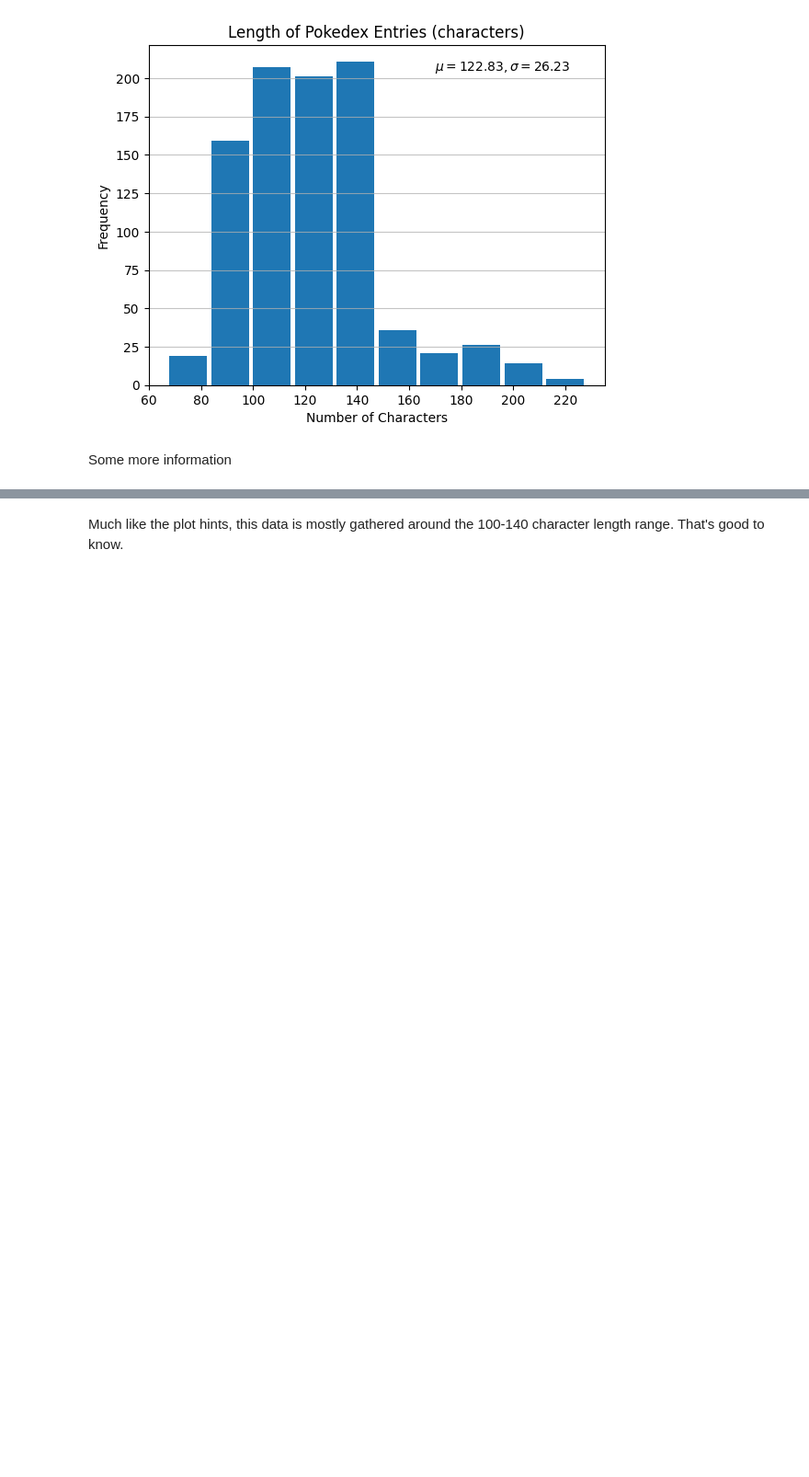
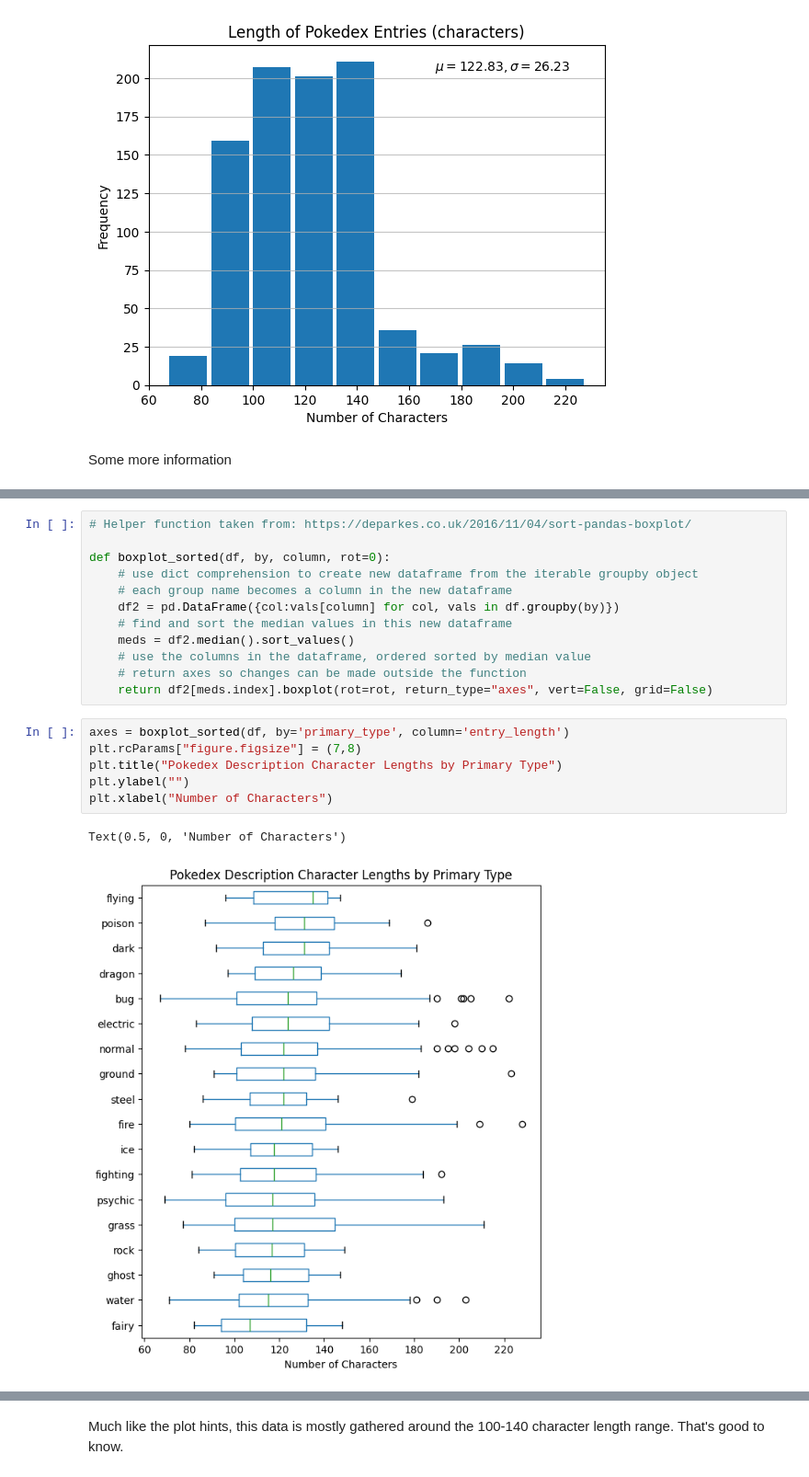
Before and after one commit to blamson/CS39AA-Project-blamson, a Jupyter notebook: pokemon_type_predictor.ipynb, the cells around one changed output, grey strips where cells are left out. Shown at 92% size. Saved outputs shown, nothing was run; the diff lists cells and outputs as text; blank space fills up the shorter version.

```diff
--- a/pokemon_type_predictor.ipynb
+++ b/pokemon_type_predictor.ipynb
@@ -179,0 +182,21 @@ Name: entry_length, dtype: float64
+# %%
+# Helper function taken from: https://deparkes.co.uk/2016/11/04/sort-pandas-boxplot/
+
+def boxplot_sorted(df, by, column, rot=0):
+    # use dict comprehension to create new dataframe from the iterable groupby object
+    # each group name becomes a column in the new dataframe
+    df2 = pd.DataFrame({col:vals[column] for col, vals in df.groupby(by)})
+    # find and sort the median values in this new dataframe
+    meds = df2.median().sort_values()
+    # use the columns in the dataframe, ordered sorted by median value
+    # return axes so changes can be made outside the function
+    return df2[meds.index].boxplot(rot=rot, return_type="axes", vert=False, grid=False)
+# %%
+axes = boxplot_sorted(df, by='primary_type', column='entry_length')
+plt.rcParams["figure.figsize"] = (7,8)
+plt.title("Pokedex Description Character Lengths by Primary Type")
+plt.ylabel("")
+plt.xlabel("Number of Characters")
+# %% [output]
+Text(0.5, 0, 'Number of Characters')
+[figure, added]
```
Also changed, not shown: parts of 17 cells of this notebook, 2 other files.
